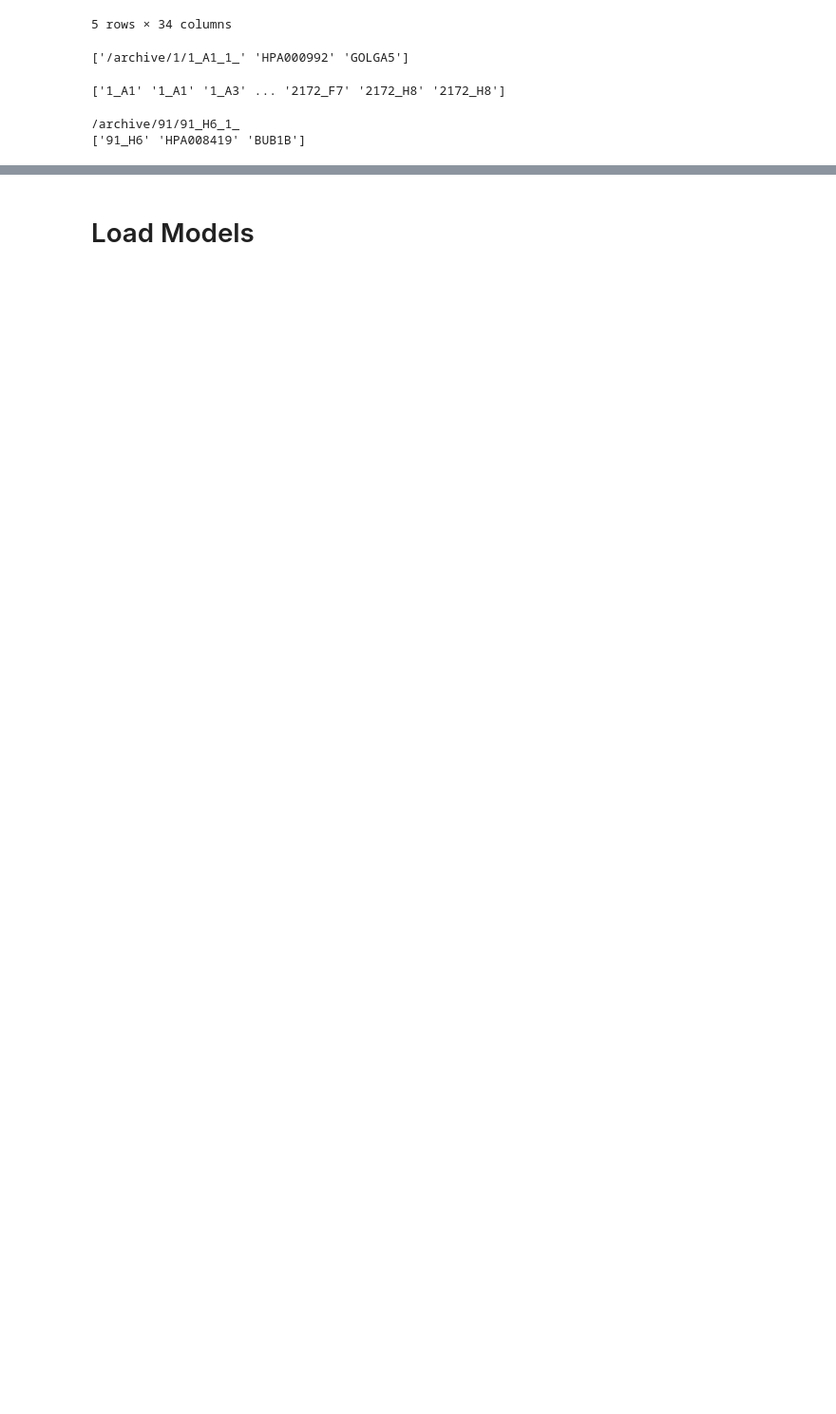
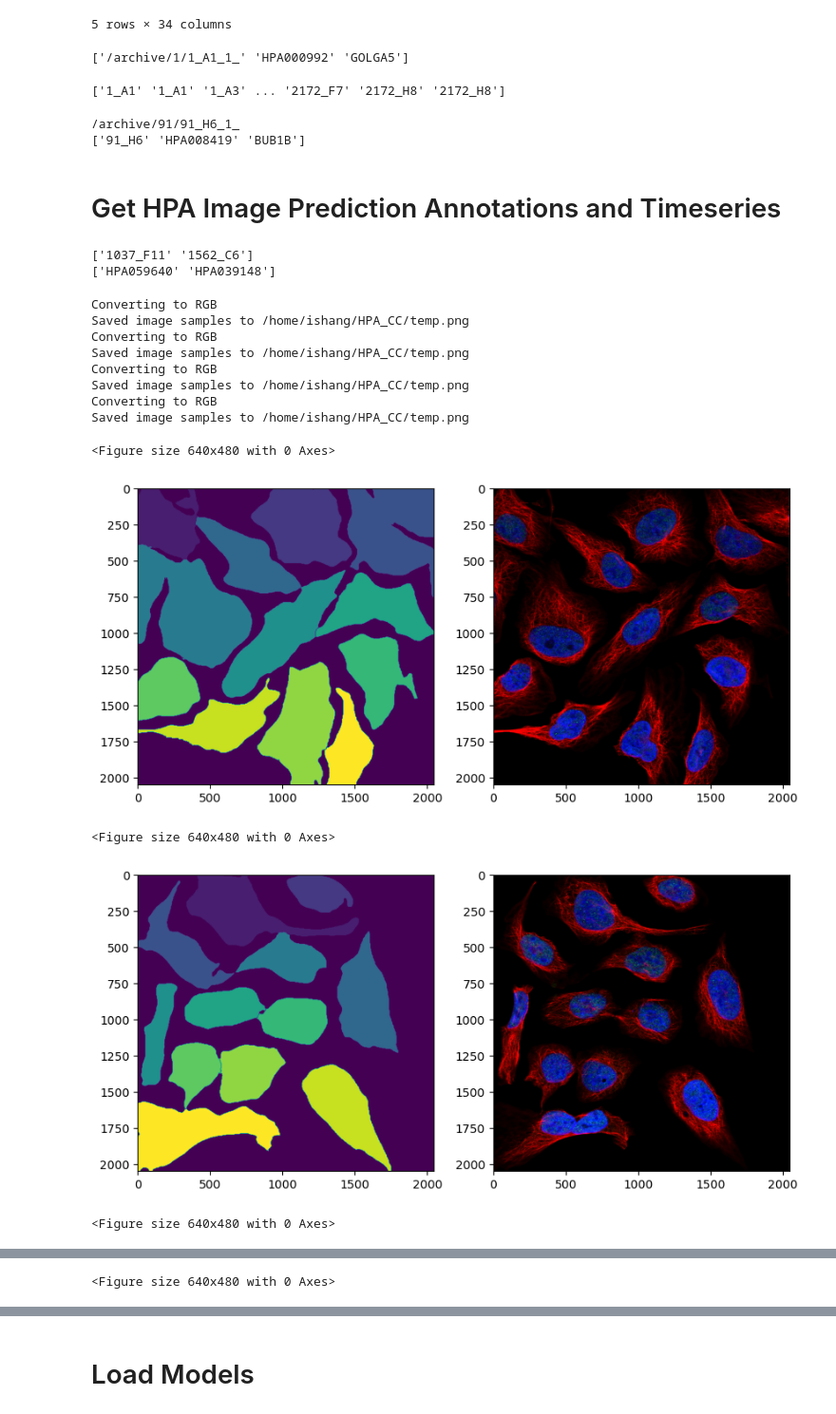
Before and after one commit to ishan-gaur/HPA_CC, a Jupyter notebook: scripts/hpa_eval.ipynb, the cells around one changed output, grey strips where cells are left out. Shown at 95% size. Drawn from its saved outputs; the diff is of its cells as text; code cells hidden in the pictures; blank space fills up the shorter version.

Commit message:
started with well-level iteration, thinking of just doing image-level

```diff
--- a/scripts/hpa_eval.ipynb
+++ b/scripts/hpa_eval.ipynb
@@ -62,3 +68,74 @@ print(ccd_df[["well", "antibody", "gene_names"]].values[0])
 # %% [output]
 /archive/91/91_H6_1_
 ['91_H6' 'HPA008419' 'BUB1B']
+# %% [markdown]
+# Get HPA Image Prediction Annotations and Timeseries
+# %%
+# Pick a protein
+protein = "ZNF32"
+prot_well_names = ccd_df[ccd_df["gene_names"] == protein]["well"].unique()
+prot_abs = ccd_df[ccd_df["gene_names"] == protein]["antibody"].unique()
+print(prot_well_names)
+print(prot_abs)
+# %% [output]
+['1037_F11' '1562_C6']
+['HPA059640' 'HPA039148']
+# %%
+# prep data needed for model inference and visualization
+
+image_paths = []
+cell_mask_paths = []
+for well in prot_well_names:
+    image_paths.append(HPA_DS_PATH / well / f"imagesmin_max.npy")
+    cell_mask_paths.append(HPA_DS_PATH / well / f"cell_masks_no_border_rm_1000_sharp_none.npy")
+
+images = np.concatenate([np.load(p) for p in image_paths])
+
+masks = [np.load(p) for p in cell_mask_paths]
+n_per_well = [len(m) for m in masks]
+# n_cell_per_well, i, j = [], 0, 0
+# masks = np.concatenate(masks)
+# while j < len(masks) and i < len(n_per_well):
+#     n_cells = [len(np.unique(m)) - 1 for m in masks[j:j + n_per_well[i]]]
+#     n_cell_per_well.append(sum(n_cells))
+#     j += n_per_well[i]
+#     i += 1
+
+ref_images = images[:, :2, ...]
+color_images = [save_image(torch.Tensor(I[[0, 1, 3]]), HOME / "temp.png", cmaps=["pure_blue", "pure_red", "pure_green"]) for I in images]
+
+for i in range(len(color_images)):
+    plt.clf()
+    fig, ax = plt.subplots(1, 2, figsize=(10, 5))
+    ax[0].imshow(masks[i])
+    ax[1].imshow(color_images[i])
+    plt.show()
+
+sc_images = torch.concat([torch.load(HPA_DS_PATH / well / "images_minimal.pt") for well in prot_well_names])
+assert len(sc_images) == sum([len(np.unique(m)) - 1 for m in masks])
+
+from HPA_CC.data.well_normalization import buckets
+percentiles = np.linspace(0, 100, buckets)
+n, j, k = 0, 0, 0
+well_intensities = []
+for i in range(len(n_per_well)):
+    k = j + n_per_well[i]
+    well_images = ref_images[j:k]
+    well_int_levels, _ = get_batch_percentiles(well_images.cpu().numpy(), percentiles)
+    n_cells = sum([len(np.unique(m)) - 1 for m in masks[j:k]])
+    well_intensities.extend([well_int_levels] * n_cells)
+    j = k
+# %% [output]
+Converting to RGB
+Saved image samples to /home/ishang/HPA_CC/temp.png
+Converting to RGB
+Saved image samples to /home/ishang/HPA_CC/temp.png
+Converting to RGB
+Saved image samples to /home/ishang/HPA_CC/temp.png
+Converting to RGB
+Saved image samples to /home/ishang/HPA_CC/temp.png
+<Figure size 640x480 with 0 Axes>
+[figure, added]
+<Figure size 640x480 with 0 Axes>
+[figure, added]
+<Figure size 640x480 with 0 Axes>
@@ -64,0 +143 @@ print(ccd_df[["well", "antibody", "gene_names"]].values[0])
+<Figure size 640x480 with 0 Axes>
```
Also changed, not shown: parts of 7 cells of this notebook, 3 other files.
